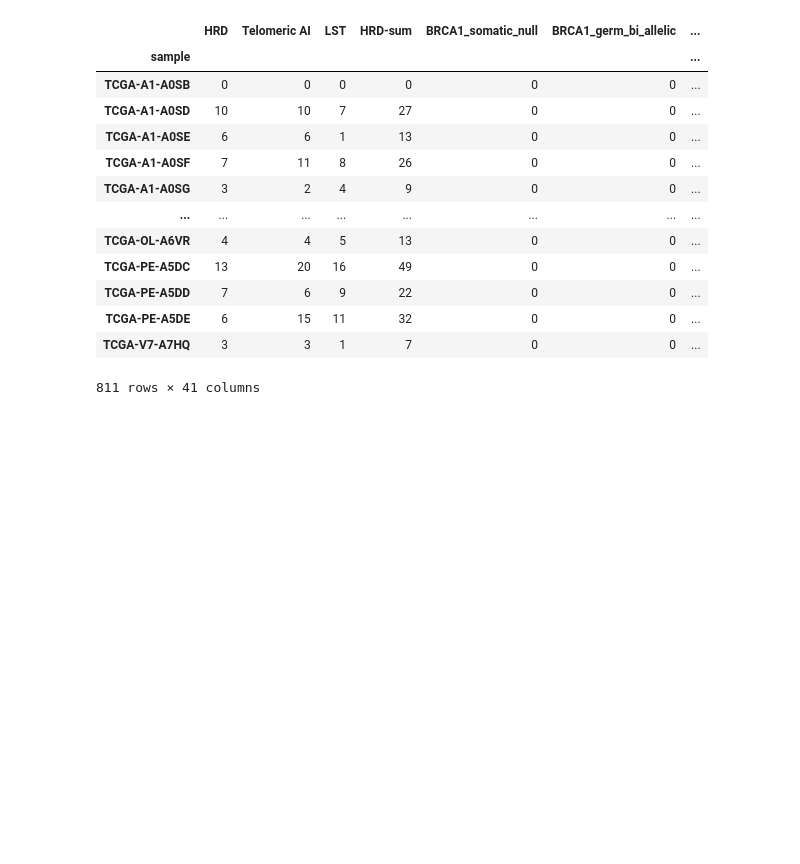
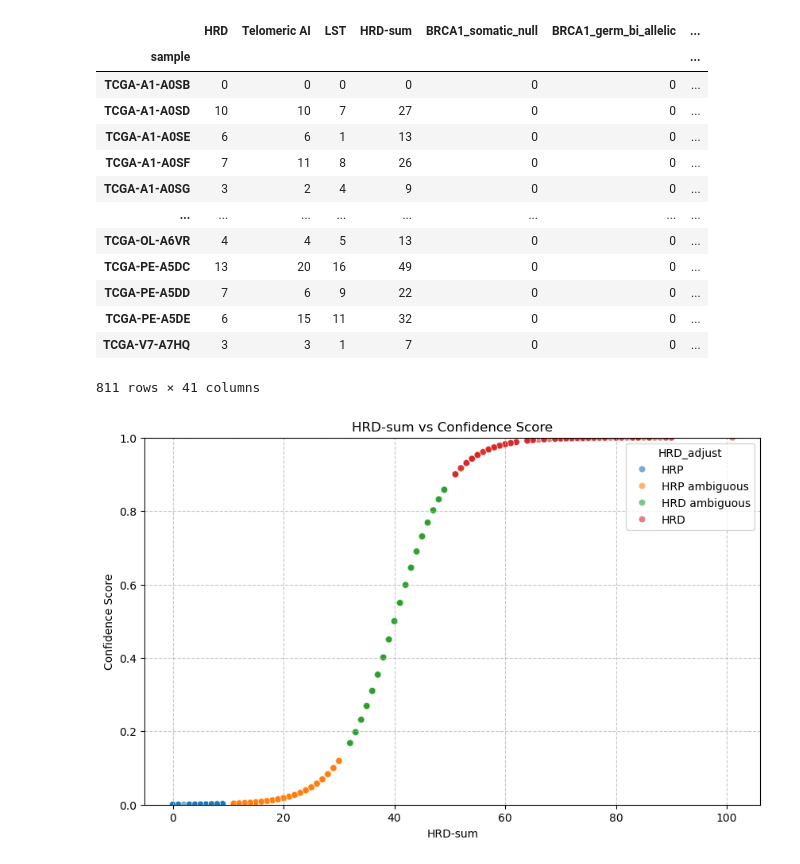
Before and after one commit to l1joseph/Multiscale_HRD_Classifier, a Jupyter notebook: prelim_analysis/Soft_label.ipynb, the cells around one changed output. Cells and saved outputs as stored; diff of their text form; code cells hidden in the pictures; blank space fills up the shorter version.

```diff
--- a/prelim_analysis/Soft_label.ipynb
+++ b/prelim_analysis/Soft_label.ipynb
@@ -184,3 +184,27 @@ df
 811 rows × 41 columns
 # %%
 px.scatter(df, x = 'HRD-sum', y = 'Confidence')
+# %%
+import seaborn as sns
+import matplotlib.pyplot as plt
+
+# Create figure
+plt.figure(figsize=(10, 6))
+
+# Create scatter plot
+sns.scatterplot(data=df, x='HRD-sum', y='Confidence', hue = 'HRD_adjust', alpha=0.6)
+
+# Add title and labels
+plt.title('HRD-sum vs Confidence Score')
+plt.xlabel('HRD-sum')
+plt.ylabel('Confidence Score')
+
+# Add grid
+plt.grid(True, linestyle='--', alpha=0.7)
+
+# Set y-axis limits for confidence
+plt.ylim(0, 1)
+
+plt.show()
+# %% [output]
+[figure, added]
```
Also changed, not shown: 1 other file.
